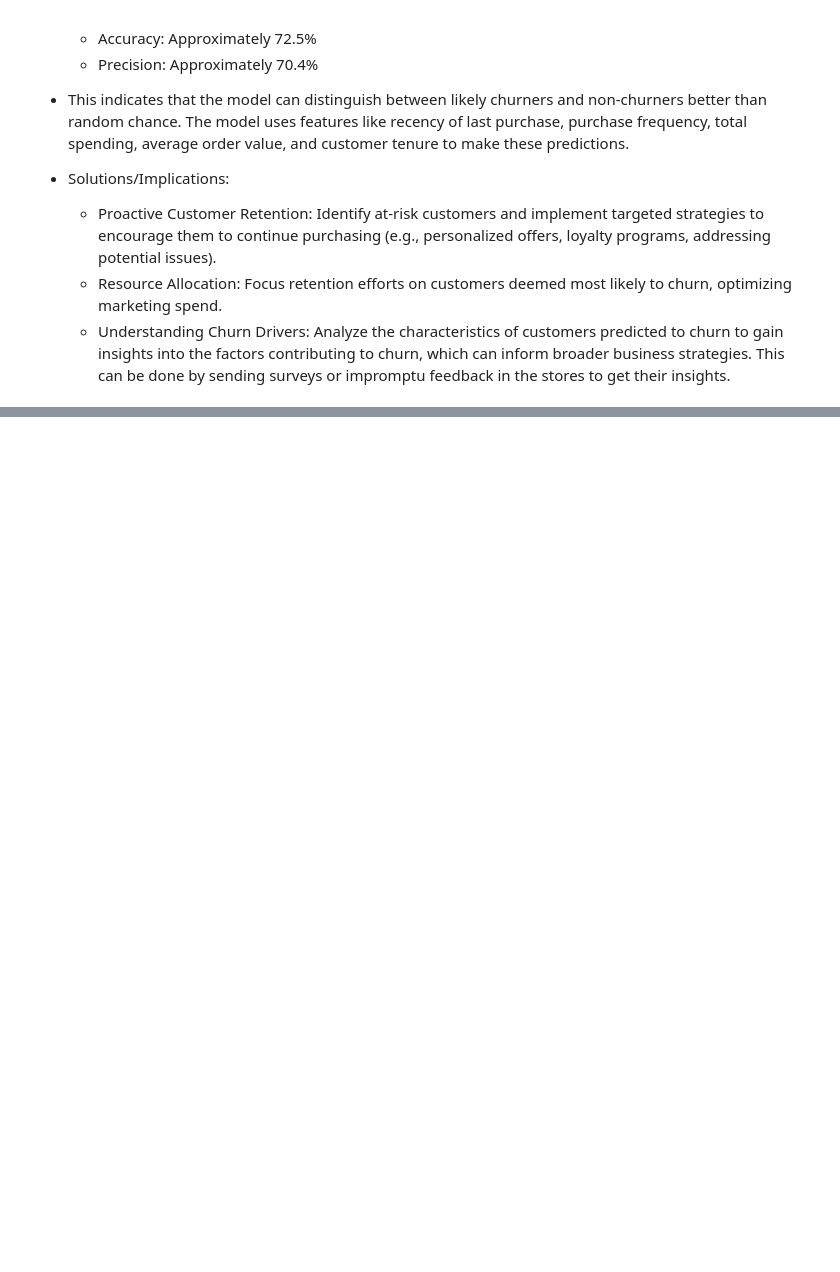
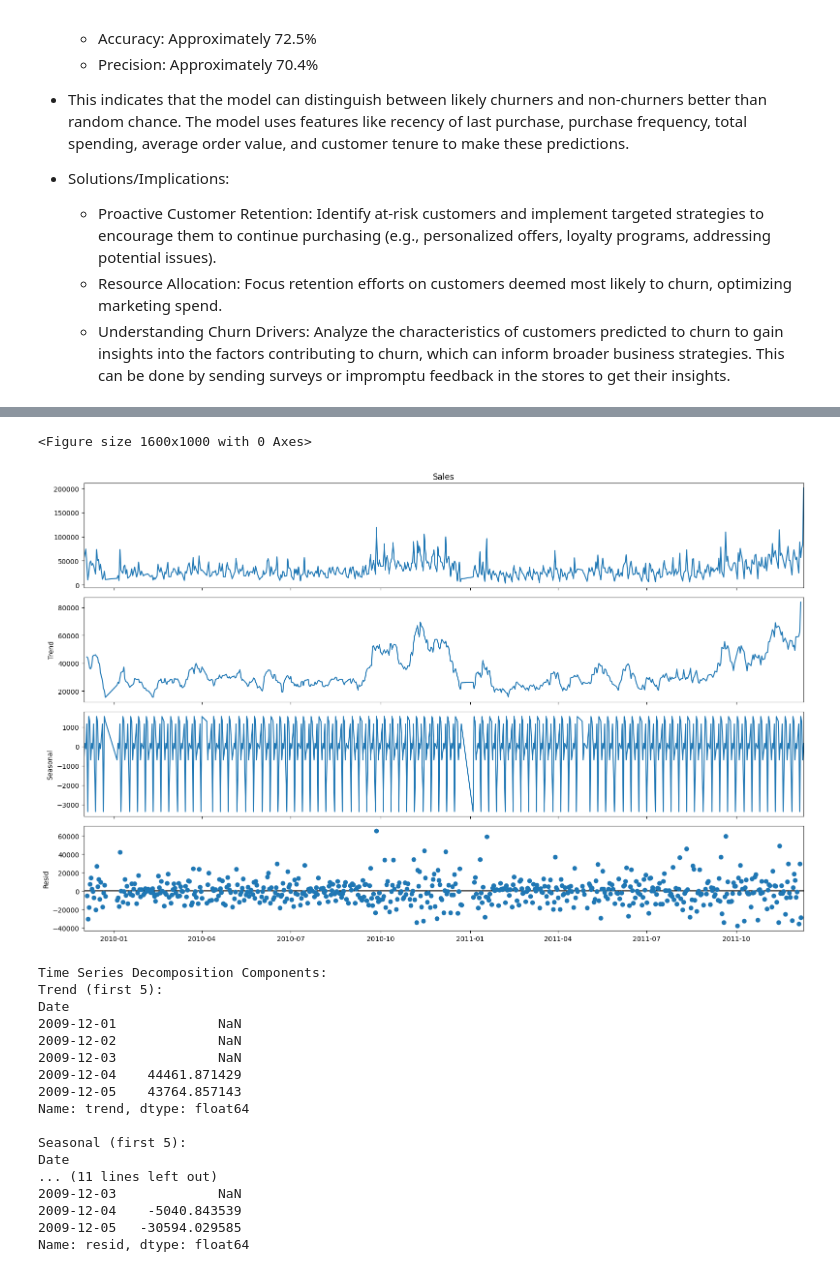
Before and after one commit to chirongaA/dataanalytics, a Jupyter notebook: mining.ipynb, the cells around one changed output, grey strips where cells are left out. Drawn from its saved outputs; the diff is of its cells as text; code cells hidden in the pictures; blank space fills up the shorter version.

```diff
--- a/mining.ipynb
+++ b/mining.ipynb
@@ -1301,0 +1441,46 @@ Churn Definition: We defined churn based on inactivity in the 90 days prior to t
+# %%
+if len(daily_sales) >= 2 * 7: # At least two cycles for decomposition
+    decomposition = seasonal_decompose(daily_sales['Sales'], model='additive', period=7) # 'additive' or 'multiplicative'
+    # Plot the decomposed components
+    plt.figure(figsize=(16, 10))
+    fig = decomposition.plot()
+    fig.set_size_inches(16, 10)
+    plt.tight_layout()
+    plt.show()
+
+    # Access components
+    trend = decomposition.trend
+    seasonal = decomposition.seasonal
+    residual = decomposition.resid
+
+    print("\nTime Series Decomposition Components:")
+    print("Trend (first 5):")
+    print(trend.head())
+    print("\nSeasonal (first 5):")
+    print(seasonal.head())
+    print("\nResidual (first 5):")
+    print(residual.head())
+
+else:
+    print("Not enough data points for seasonal decomposition with a period of 7 days.")
+    print(f"Number of daily sales data points: {len(daily_sales)}. Need at least 14 for period=7.")
+# %% [output]
+<Figure size 1600x1000 with 0 Axes>
+[figure, added]
+Time Series Decomposition Components:
+Trend (first 5):
+Date
+2009-12-01             NaN
+2009-12-02             NaN
+2009-12-03             NaN
+2009-12-04    44461.871429
+2009-12-05    43764.857143
+Name: trend, dtype: float64
+
+Seasonal (first 5):
+Date
+... (11 lines left out)
+2009-12-03             NaN
+2009-12-04    -5040.843539
+2009-12-05   -30594.029585
+Name: resid, dtype: float64
```
Also changed, not shown: parts of 24 cells of this notebook, 1 other file.
